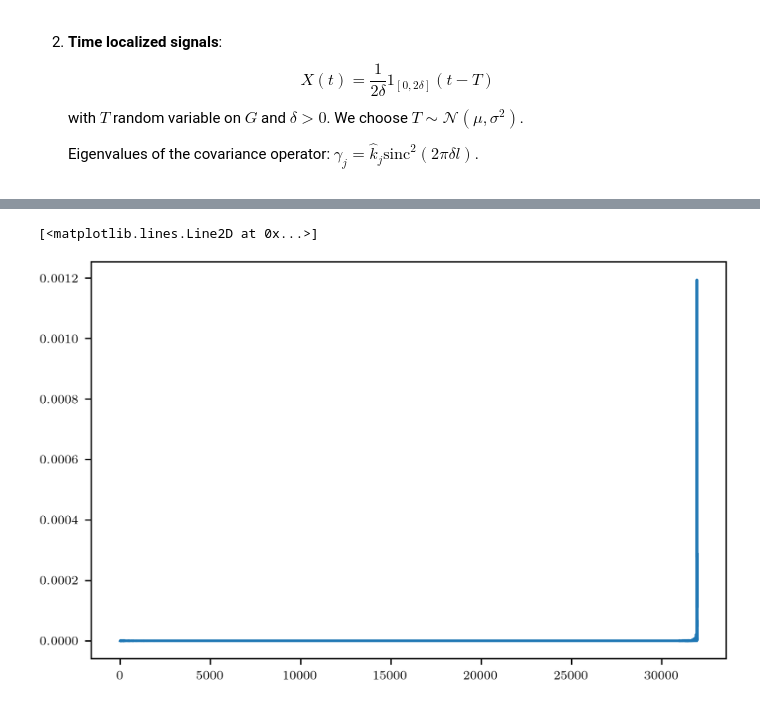
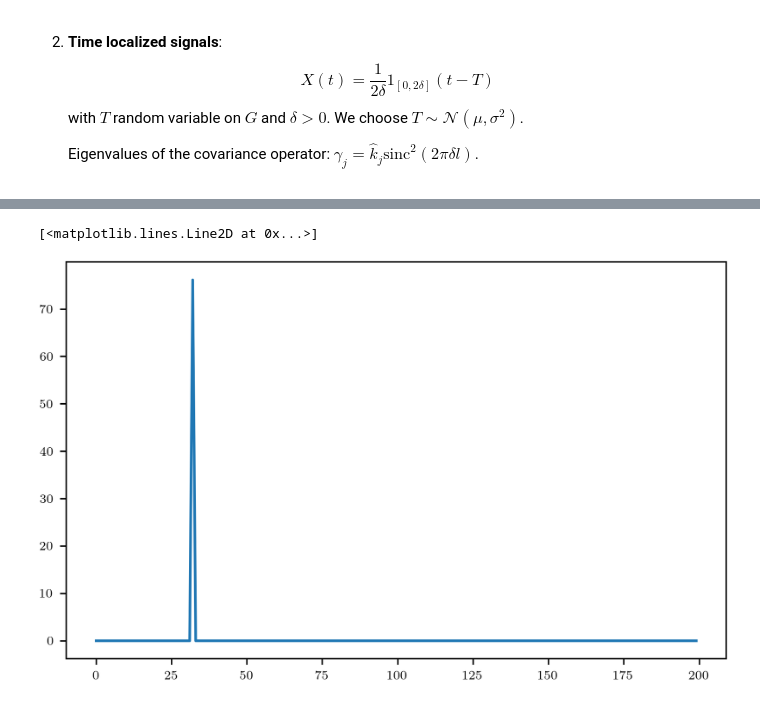
Before and after one commit to EmiliaMagnani/learnconv, a Jupyter notebook: circular_fourier.ipynb, the cells around one changed output, grey strips where cells are left out. Cells and saved outputs as stored; diff of their text form; code cells hidden in the pictures.

```diff
--- a/circular_fourier.ipynb
+++ b/circular_fourier.ipynb
@@ -162,15 +184,23 @@ X_fourier_conj = np.conj(X_fourier)
 #Output data matrix
 Y = np.zeros((d,N))   #noisy
 for i in range(0,N):
-    Y[:,i] = np.fft.ifft(d*(true_w_fourier)*(X_fourier[:,i])) +  noise  * np.random.normal(0,1,d)
+    Y[:,i] = np.fft.ifft(d*(true_w_coeff)*(X_fourier[:,i])) + noise * np.random.normal(0,1,d)
+
+
+Y_fourier = fourier_coeff(Y,T)    #np.fft.fft(Y, axis=0) / d
+
+########################################################################
+# or comment above and work directly in Fourier space
+
+# Y_fourier = np.zeros((d,N))   #noisy
+# for i in range(0,N):
+#     Y_fourier[:,i] = true_w_coeff*(X_fourier[:,i]) #+ noise?!? in fourier space??
     #parte reale??
-
-Y_fourier = fourier_coeff(Y,T)                                      #np.fft.fft(Y, axis=0) / d
 # %%
 #kernel
 
-def Sobolev_fun(t):
-    return 1 + (t**2)*np.pi**2 - np.pi**2*t + (np.pi**2)/6
+# def Sobolev_fun(t):
+    # return 1 + (t**2)*np.pi**2 - np.pi**2*t + (np.pi**2)/6
 
 #kernel function periodic on the torus
 
@@ -183,12 +213,15 @@ def Sobolev_fun(t):
 # def Dirichlet(t,p):
 #     return (2*p + 1)* ( np.sinc( (2*p + 1) * (t)  ) / np.sinc(t) )
 
-# def kernel_fun(t,gamma,M):
-#     return 1 + sum((np.exp(1j*2*k*np.pi*t) / (k**gamma)) for k in range(1,M+2)) #+ sum((np.exp(1j*2*k*np.pi*t) / (abs(k)**gamma)) for k in range(-M,0))
+def kernel_fun(t,gamma,M):
+    return 1 + sum((np.exp(1j*2*k*np.pi*t) / (k**gamma)) for k in range(1,M+1)) + sum((np.exp(1j*2*k*np.pi*t) / (np.abs(k)**gamma)) for k in range(-M,0))
 
 
-# M = sum_until
+def kernel_cosines(t,gamma,M):
+    return 1 + sum((2* np.cos(2*k*np.pi*t) / (k**gamma)) for k in range(1,M+1))
 
-# kerfun_eval = kernel_fun(t,gamma, M)
+M = sum_until
 
-# kernel_coeff = fourier_coeff(kerfun_eval, T)
+kerfun_eval = kernel_cosines(t,gamma, M)
+
+kernel_coeff = fourier_coeff(kerfun_eval, T)
@@ -195,5 +243,5 @@ def Sobolev_fun(t):
 # %%
-kernel_coeff = np.zeros(t.size, dtype=complex)
-kernel_coeff[0] = 1
-for k in range(1,t.size):
-    kernel_coeff[k] = k**(-gamma)
+# kernel_coeff = np.zeros(t.size, dtype=float)
+# kernel_coeff[0] = 1
+# for k in range(1,t.size):
+#     kernel_coeff[k] = k**(-gamma)
@@ -255,13 +305,13 @@ w_diff_coeff = np.fft.fft(w_diff) / d
 # w_diff_coeff = np.fft.fft(w)/d + np.fft.fft(true_w)/d
 error_h_squared = (np.abs(w_diff_coeff)**2 / kernel_coeff).sum()
 # %%
-# until = 800
+until = 200
 
-# vec = np.abs(w_diff_coeff[until:])**2 / (kernel_coeff[until:]).real
-# plt.plot( vec)
+vec = np.abs(w_diff_coeff[:until])**2 / kernel_coeff[:until]
+plt.plot( vec)
 # %% [output]
 [<matplotlib.lines.Line2D at 0x...>]
-[figure, old version]
+[figure, new version]
 # %%
 error_h_squared
 # %% [output]
```
Also changed, not shown: parts of 21 cells of this notebook, 1 other file.
